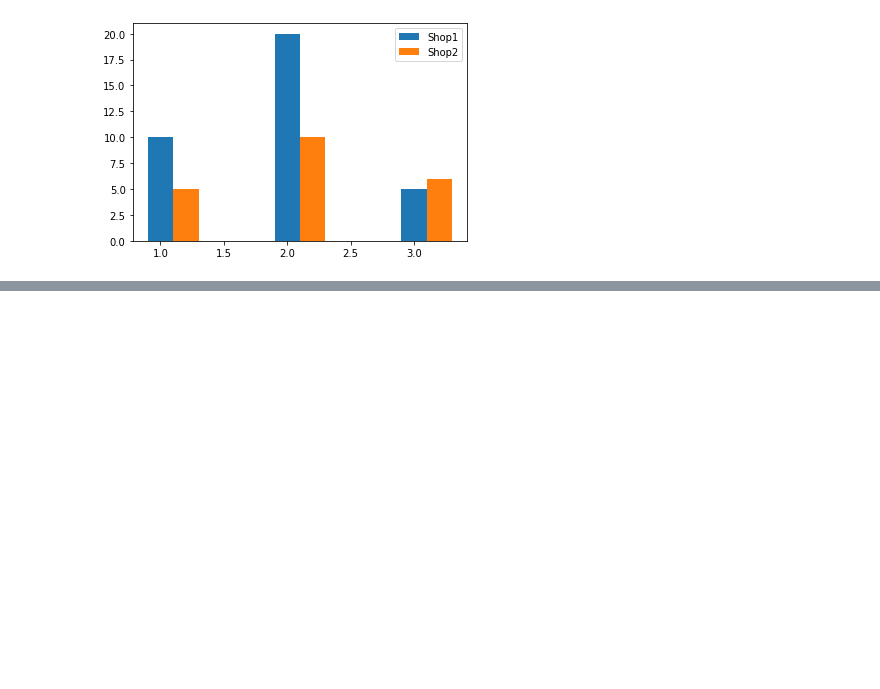
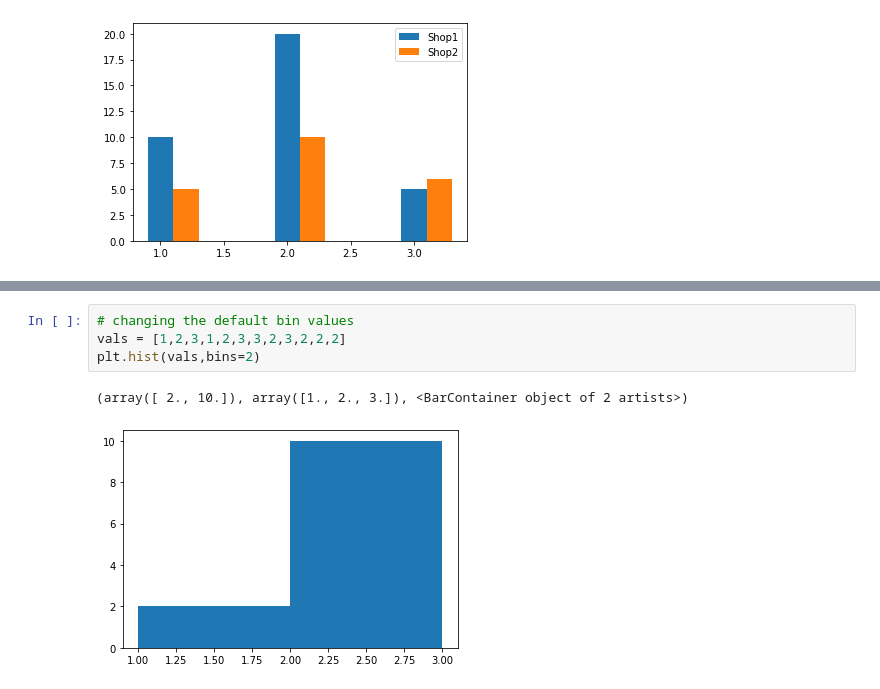
Before and after one commit to dailycodeminskole/FEB_DS_7AM, a Jupyter notebook: 60_TYPES OF PLOTS.ipynb, the cells around one changed output, grey strips where cells are left out. Saved outputs shown, nothing was run; the diff lists cells and outputs as text; blank space fills up the shorter version.

```diff
--- a/60_TYPES OF PLOTS.ipynb
+++ b/60_TYPES OF PLOTS.ipynb
@@ -46,0 +79,7 @@ plt.show()
+# %%
+# changing the default bin values
+vals = [1,2,3,1,2,3,3,2,3,2,2,2]
+plt.hist(vals,bins=2)
+# %% [output]
+(array([ 2., 10.]), array([1., 2., 3.]), <BarContainer object of 2 artists>)
+[figure, added]
```
Also changed, not shown: parts of 20 cells of this notebook.
